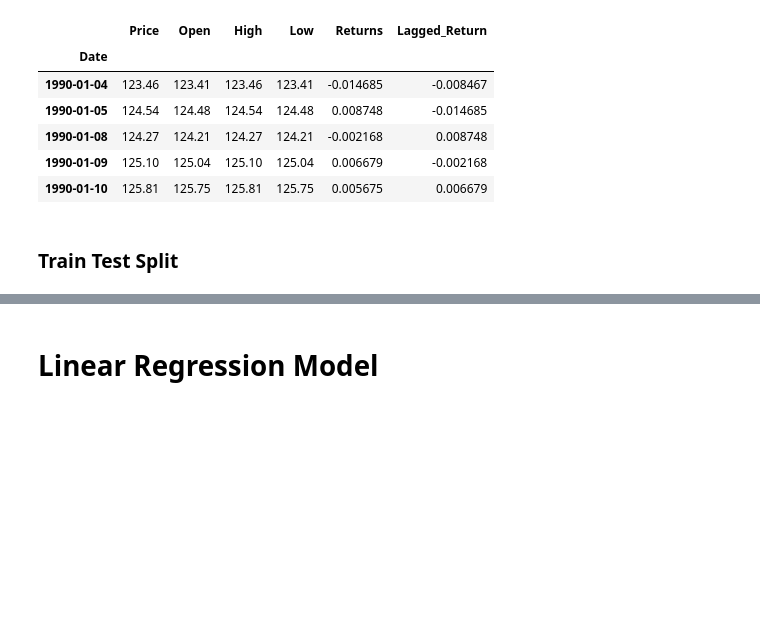
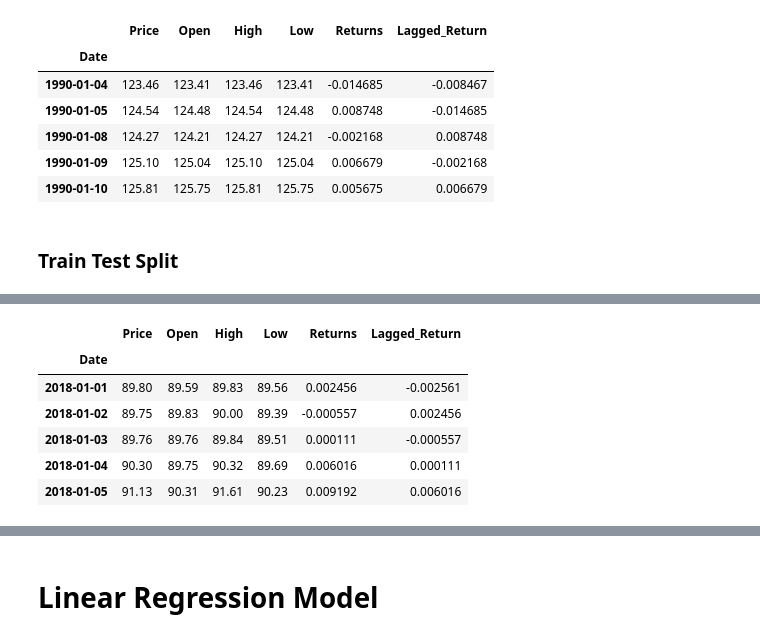
Before and after one commit to francofin/time_series_basic, a Jupyter notebook: regression_analysis.ipynb, the cells around one changed output, grey strips where cells are left out. Drawn from its saved outputs; the diff is of its cells as text; code cells hidden in the pictures; blank space fills up the shorter version.

```diff
--- a/regression_analysis.ipynb
+++ b/regression_analysis.ipynb
@@ -76,3 +87,13 @@ test = cad_jpy_df['2018':]
+# %%
+test.head()
+# %% [output]
+|  | Price | Open | High | Low | Returns | Lagged_Return |
+| Date |  |  |  |  |  |  |
+| 2018-01-01 | 89.80 | 89.59 | 89.83 | 89.56 | 0.002456 | -0.002561 |
+| 2018-01-02 | 89.75 | 89.83 | 90.00 | 89.39 | -0.000557 | 0.002456 |
+| 2018-01-03 | 89.76 | 89.76 | 89.84 | 89.51 | 0.000111 | -0.000557 |
+| 2018-01-04 | 90.30 | 89.75 | 90.32 | 89.69 | 0.006016 | 0.000111 |
+| 2018-01-05 | 91.13 | 90.31 | 91.61 | 90.23 | 0.009192 | 0.006016 |
 # %%
 # Create four dataframes:
 # X_train (training set using just the independent variables), X_test (test set of of just the independent variables)
```
Also changed, not shown: parts of 17 cells of this notebook.
